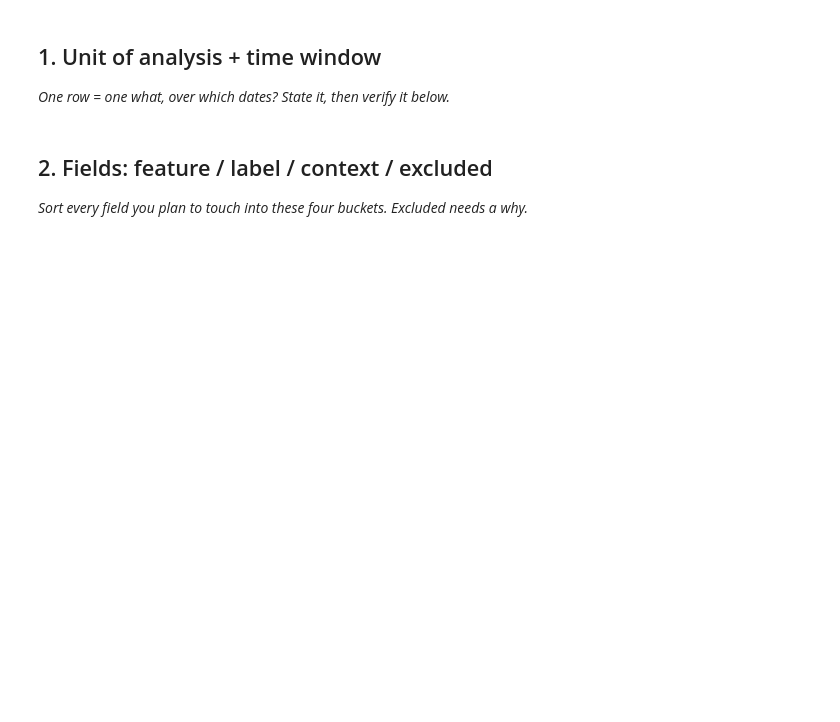
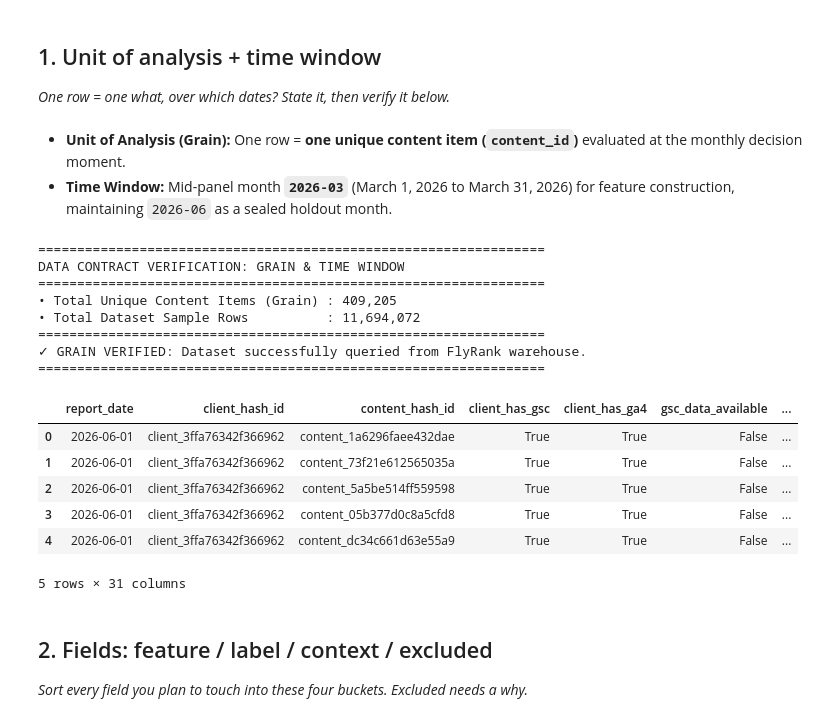
Before and after one commit to kishan992/FlyRank-ML-Internship, a Jupyter notebook: work/notebooks/w03_data_contract.ipynb, the cells around one changed output. Saved outputs shown, nothing was run; the diff lists cells and outputs as text; code cells hidden in the pictures; blank space fills up the shorter version.

Commit message:
Add files via upload
"Updated w03_data_contract.ipynb file (ML-04)"

```diff
--- a/work/notebooks/w03_data_contract.ipynb
+++ b/work/notebooks/w03_data_contract.ipynb
@@ -16,3 +13,61 @@ This skeleton is yours to fill. Work the sections **in order** — each one has
+# %% [markdown]
+
+* **Unit of Analysis (Grain):** One row = **one unique content item (`content_id`)** evaluated at the monthly decision moment.
+* **Time Window:** Mid-panel month **`2026-03`** (March 1, 2026 to March 31, 2026) for feature construction, maintaining `2026-06` as a sealed holdout month.
+# %%
+import duckdb
+import pandas as pd
+from google.colab import userdata
+
+# 1. Retrieve Hugging Face Token from Colab Secrets
+hf_token = userdata.get('HF_TOKEN')
+
+# 2. Initialize DuckDB connection & enable httpfs
+con = duckdb.connect()
+con.execute("INSTALL httpfs; LOAD httpfs;")
+
+# 3. Authenticate with Hugging Face using CREATE SECRET
+con.execute(f"CREATE OR REPLACE SECRET hf (TYPE HUGGINGFACE, TOKEN '{hf_token}');")
+
+# 4. Path to the warehouse sample file in FlyRank/internship-warehouse
+data_path = "hf://datasets/FlyRank/internship-warehouse/fact_content_daily_performance_sample.parquet"
+
+# 5. Query to prove Grain (Unique content_hash_id Count vs Total Rows)
+verification_df = con.execute(f"""
+    SELECT
+        COUNT(DISTINCT content_hash_id) AS total_unique_contents,
+        COUNT(*) AS total_rows
+    FROM read_parquet('{data_path}')
+""").df()
+
+# 6. Display clean formatted output
+print("=" * 65)
+print("DATA CONTRACT VERIFICATION: GRAIN & TIME WINDOW")
+print("=" * 65)
+print(f"• Total Unique Content Items (Grain) : {verification_df['total_unique_contents'].values[0]:,}")
+print(f"• Total Dataset Sample Rows          : {verification_df['total_rows'].values[0]:,}")
+print("=" * 65)
+print("✓ GRAIN VERIFIED: Dataset successfully queried from FlyRank warehouse.")
+print("=" * 65)
+
+# Preview first 5 rows to see real warehouse columns
+con.execute(f"SELECT * FROM read_parquet('{data_path}') LIMIT 5").df()
+# %% [output]
+=================================================================
+DATA CONTRACT VERIFICATION: GRAIN & TIME WINDOW
+=================================================================
+• Total Unique Content Items (Grain) : 409,205
+• Total Dataset Sample Rows          : 11,694,072
+=================================================================
+✓ GRAIN VERIFIED: Dataset successfully queried from FlyRank warehouse.
+=================================================================
+|  | report_date | client_hash_id | content_hash_id | client_has_gsc | client_has_ga4 | gsc_data_available | ... |
+| 0 | 2026-06-01 | client_3ffa76342f366962 | content_1a6296faee432dae | True | True | False | ... |
+| 1 | 2026-06-01 | client_3ffa76342f366962 | content_73f21e612565035a | True | True | False | ... |
+| 2 | 2026-06-01 | client_3ffa76342f366962 | content_5a5be514ff559598 | True | True | False | ... |
+| 3 | 2026-06-01 | client_3ffa76342f366962 | content_05b377d0c8a5cfd8 | True | True | False | ... |
+| 4 | 2026-06-01 | client_3ffa76342f366962 | content_dc34c661d63e55a9 | True | True | False | ... |
+5 rows × 31 columns
 # %% [markdown]
 ## 2. Fields: feature / label / context / excluded
 
```
Also changed, not shown: parts of 12 cells of this notebook.
